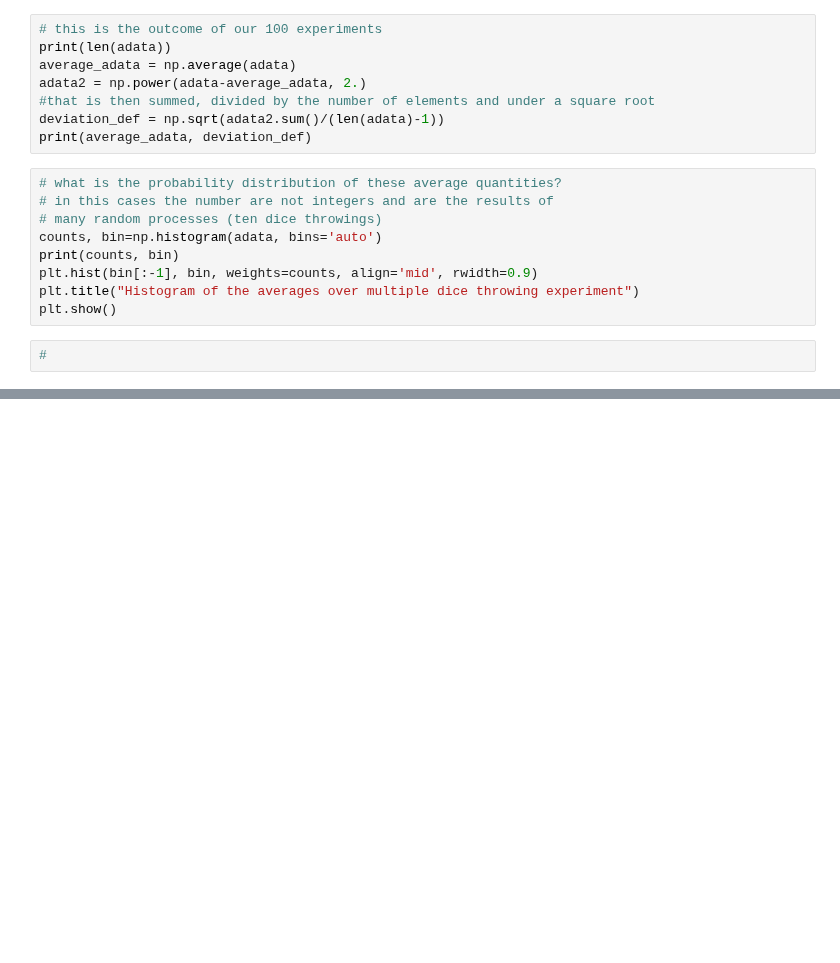
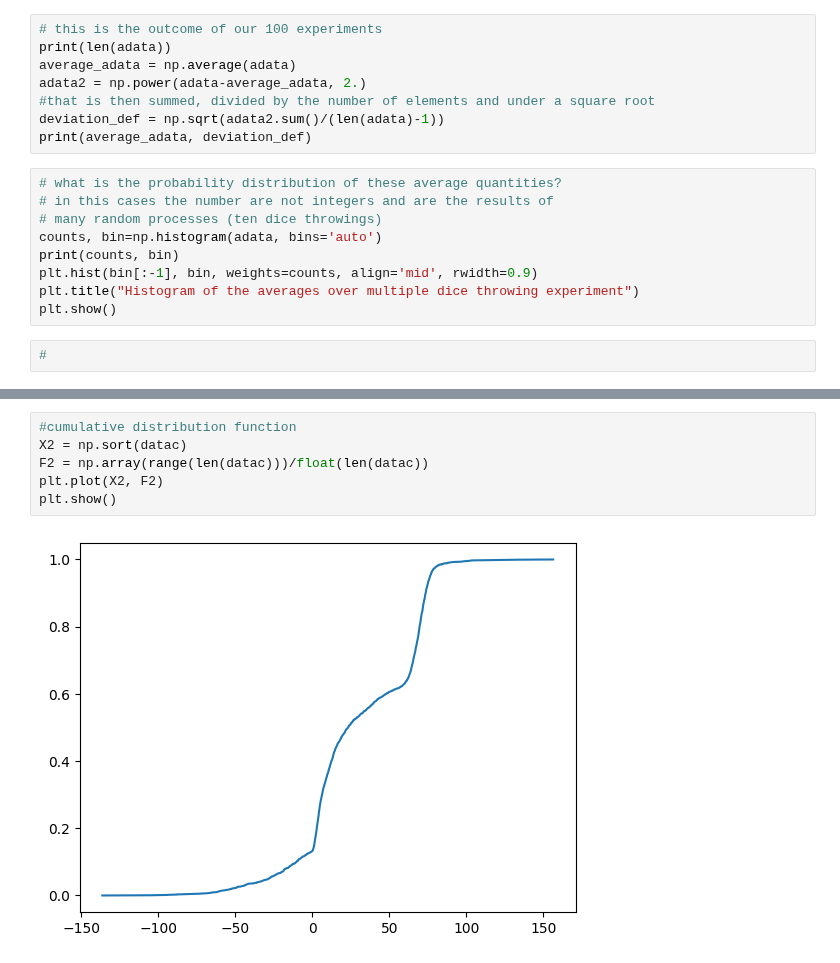
Before and after one commit to carlocamilloni/Structural-Bioinformatics, a Jupyter notebook: Notebooks/t02_intro_stat.ipynb, the cells around one changed output, grey strips where cells are left out. Cells and saved outputs as stored; diff of their text form; blank space fills up the shorter version.

```diff
--- a/Notebooks/t02_intro_stat.ipynb
+++ b/Notebooks/t02_intro_stat.ipynb
@@ -358,0 +389,8 @@ plt.show()
+# %%
+#cumulative distribution function
+X2 = np.sort(datac)
+F2 = np.array(range(len(datac)))/float(len(datac))
+plt.plot(X2, F2)
+plt.show()
+# %% [output]
+[figure, added]
```
Also changed, not shown: parts of 4 cells of this notebook.
